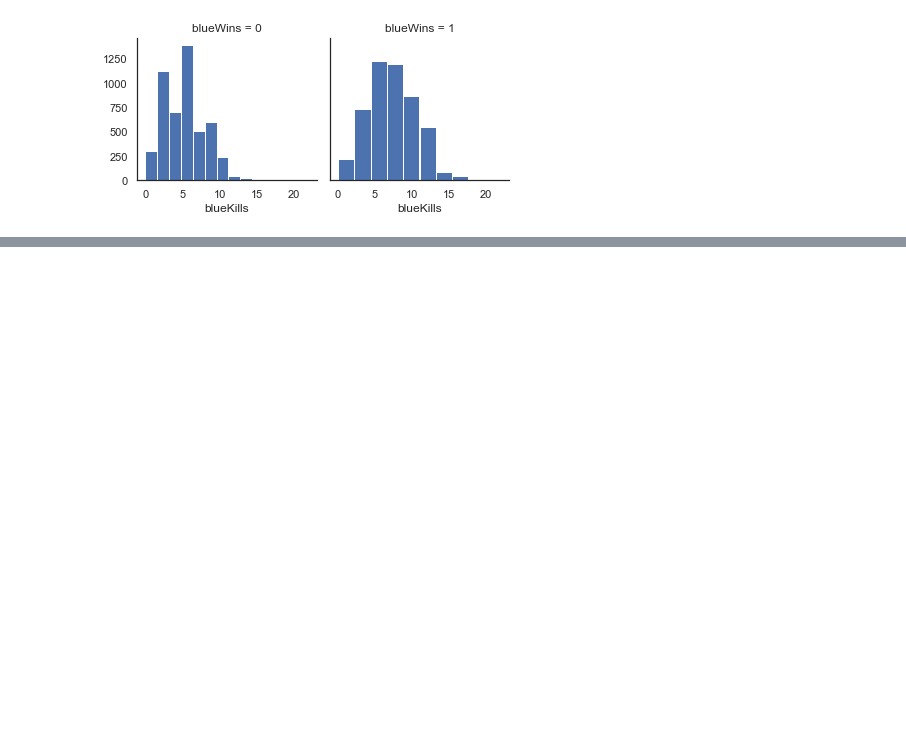
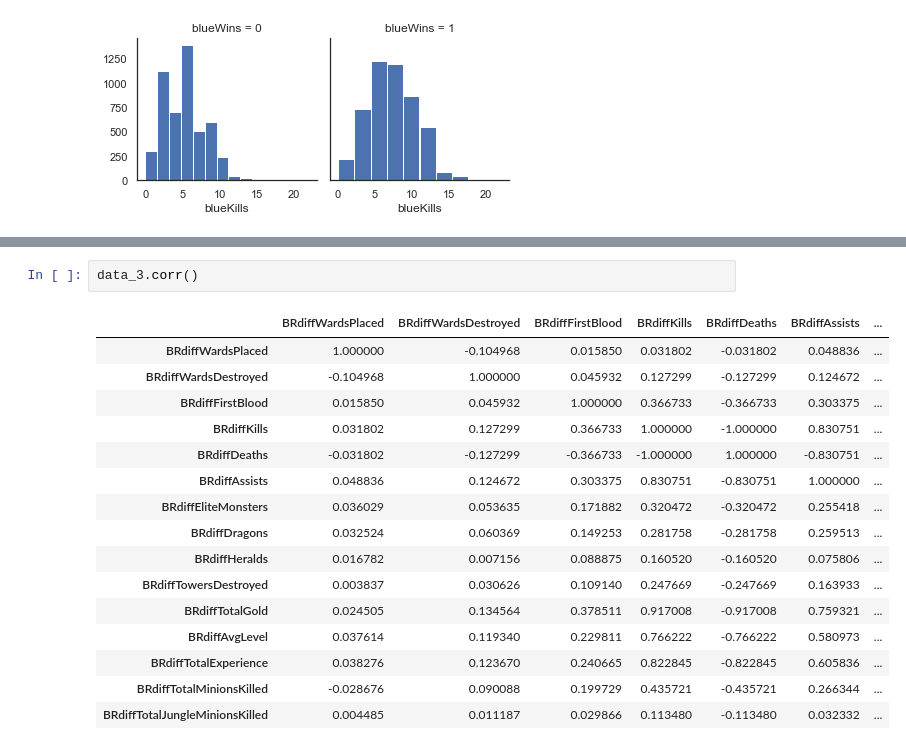
Before and after one commit to gregor-ovsenjak/League_of_Legends_predictor, a Jupyter notebook: Explore.ipynb, the cells around one changed output, grey strips where cells are left out. Saved outputs shown, nothing was run; the diff lists cells and outputs as text; blank space fills up the shorter version.

```diff
--- a/Explore.ipynb
+++ b/Explore.ipynb
@@ -40,0 +54,19 @@ g2 = g3.map(plt.hist,"blueKills")
+# %%
+data_3.corr()
+# %% [output]
+|  | BRdiffWardsPlaced | BRdiffWardsDestroyed | BRdiffFirstBlood | BRdiffKills | BRdiffDeaths | BRdiffAssists | ... |
+| BRdiffWardsPlaced | 1.000000 | -0.104968 | 0.015850 | 0.031802 | -0.031802 | 0.048836 | ... |
+| BRdiffWardsDestroyed | -0.104968 | 1.000000 | 0.045932 | 0.127299 | -0.127299 | 0.124672 | ... |
+| BRdiffFirstBlood | 0.015850 | 0.045932 | 1.000000 | 0.366733 | -0.366733 | 0.303375 | ... |
+| BRdiffKills | 0.031802 | 0.127299 | 0.366733 | 1.000000 | -1.000000 | 0.830751 | ... |
+| BRdiffDeaths | -0.031802 | -0.127299 | -0.366733 | -1.000000 | 1.000000 | -0.830751 | ... |
+| BRdiffAssists | 0.048836 | 0.124672 | 0.303375 | 0.830751 | -0.830751 | 1.000000 | ... |
+| BRdiffEliteMonsters | 0.036029 | 0.053635 | 0.171882 | 0.320472 | -0.320472 | 0.255418 | ... |
+| BRdiffDragons | 0.032524 | 0.060369 | 0.149253 | 0.281758 | -0.281758 | 0.259513 | ... |
+| BRdiffHeralds | 0.016782 | 0.007156 | 0.088875 | 0.160520 | -0.160520 | 0.075806 | ... |
+| BRdiffTowersDestroyed | 0.003837 | 0.030626 | 0.109140 | 0.247669 | -0.247669 | 0.163933 | ... |
+| BRdiffTotalGold | 0.024505 | 0.134564 | 0.378511 | 0.917008 | -0.917008 | 0.759321 | ... |
+| BRdiffAvgLevel | 0.037614 | 0.119340 | 0.229811 | 0.766222 | -0.766222 | 0.580973 | ... |
+| BRdiffTotalExperience | 0.038276 | 0.123670 | 0.240665 | 0.822845 | -0.822845 | 0.605836 | ... |
+| BRdiffTotalMinionsKilled | -0.028676 | 0.090088 | 0.199729 | 0.435721 | -0.435721 | 0.266344 | ... |
+| BRdiffTotalJungleMinionsKilled | 0.004485 | 0.011187 | 0.029866 | 0.113480 | -0.113480 | 0.032332 | ... |
```
Also changed, not shown: parts of 2 cells of this notebook.
